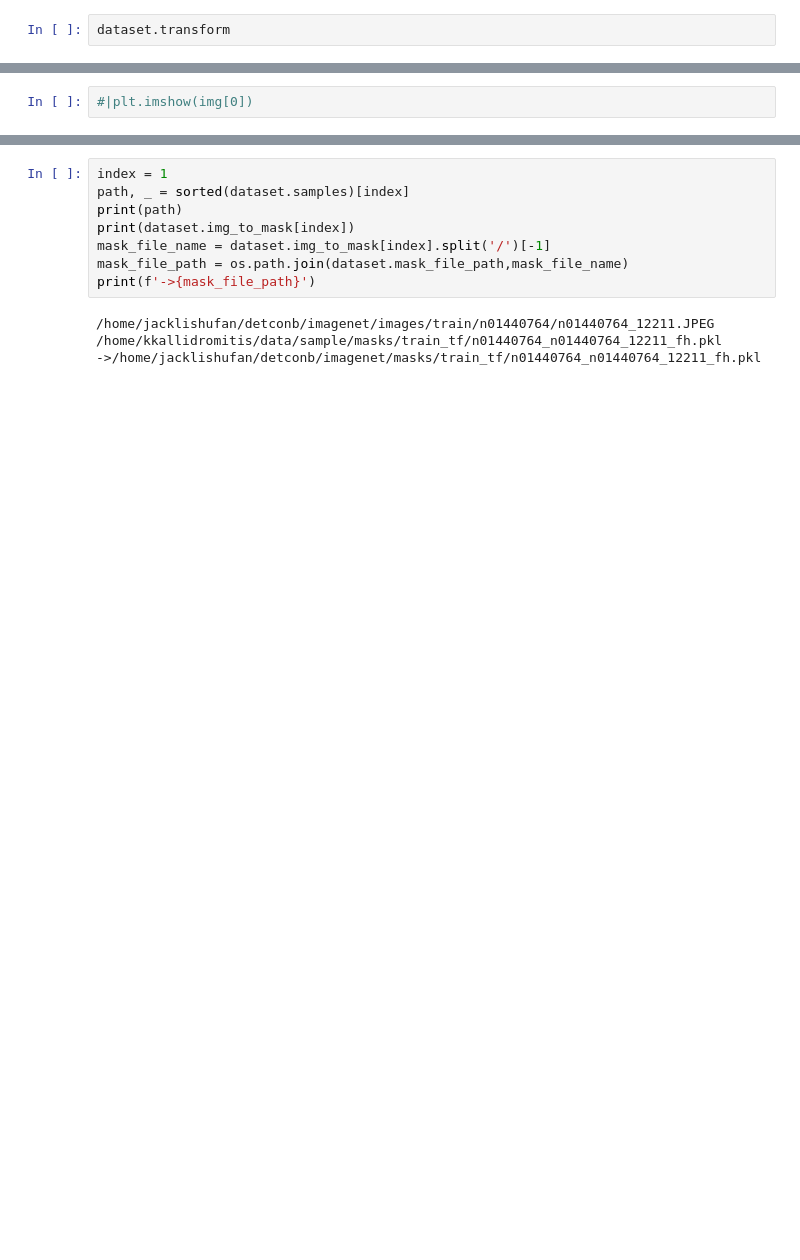
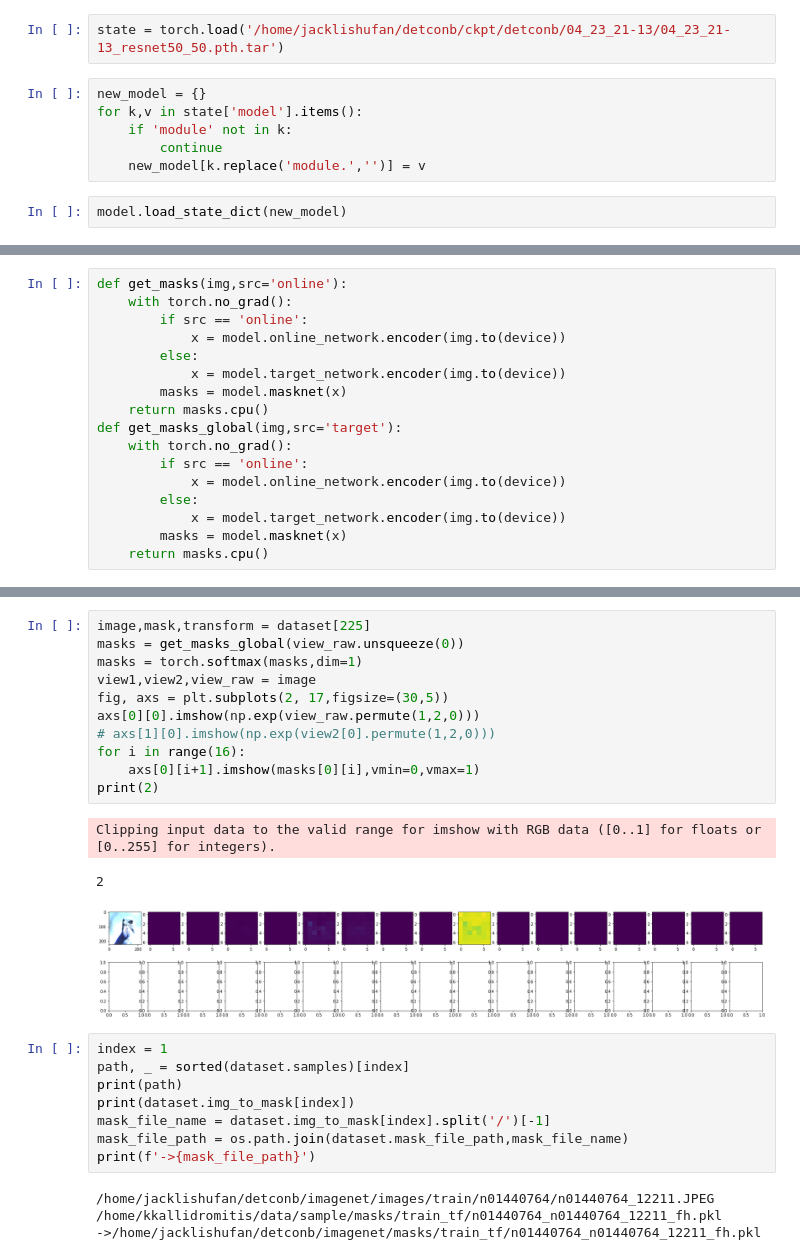
Before and after one commit to KKallidromitis/BYOL-PyTorch-1, a Jupyter notebook: Visual.ipynb, the cells around one changed output, grey strips where cells are left out. Cells and saved outputs as stored; diff of their text form; blank space fills up the shorter version.

```diff
--- a/Visual.ipynb
+++ b/Visual.ipynb
@@ -24,3 +76,11 @@ from torch import nn
+# %%
+state = torch.load('/home/jacklishufan/detconb/ckpt/detconb/04_23_21-13/04_23_21-13_resnet50_50.pth.tar')
+# %%
+new_model = {}
+for k,v in state['model'].items():
+    if 'module' not in k:
+        continue
+    new_model[k.replace('module.','')] = v
 # %%
-dataset.transform
+model.load_state_dict(new_model)
 # %% [output]
@@ -28,2 +88,17 @@ dataset.transform
 # %%
-#|plt.imshow(img[0])
+def get_masks(img,src='online'):
+    with torch.no_grad():
+        if src == 'online':
+            x = model.online_network.encoder(img.to(device))
+        else:
+            x = model.target_network.encoder(img.to(device))
+        masks = model.masknet(x)
+    return masks.cpu()
+def get_masks_global(img,src='target'):
+    with torch.no_grad():
+        if src == 'online':
+            x = model.online_network.encoder(img.to(device))
+        else:
+            x = model.target_network.encoder(img.to(device))
+        masks = model.masknet(x)
+    return masks.cpu()
@@ -30,3 +142,18 @@ dataset.transform
+# %%
+image,mask,transform = dataset[225]
+masks = get_masks_global(view_raw.unsqueeze(0))
+masks = torch.softmax(masks,dim=1)
+view1,view2,view_raw = image
+fig, axs = plt.subplots(2, 17,figsize=(30,5))
+axs[0][0].imshow(np.exp(view_raw.permute(1,2,0)))
+# axs[1][0].imshow(np.exp(view2[0].permute(1,2,0)))
+for i in range(16):
+    axs[0][i+1].imshow(masks[0][i],vmin=0,vmax=1)
+print(2)
+# %% [output]
+Clipping input data to the valid range for imshow with RGB data ([0..1] for floats or [0..255] for integers).
+2
+[figure, added]
 # %%
 index = 1
 path, _ = sorted(dataset.samples)[index]
```
Also changed, not shown: parts of 17 cells of this notebook, 4 other files.
